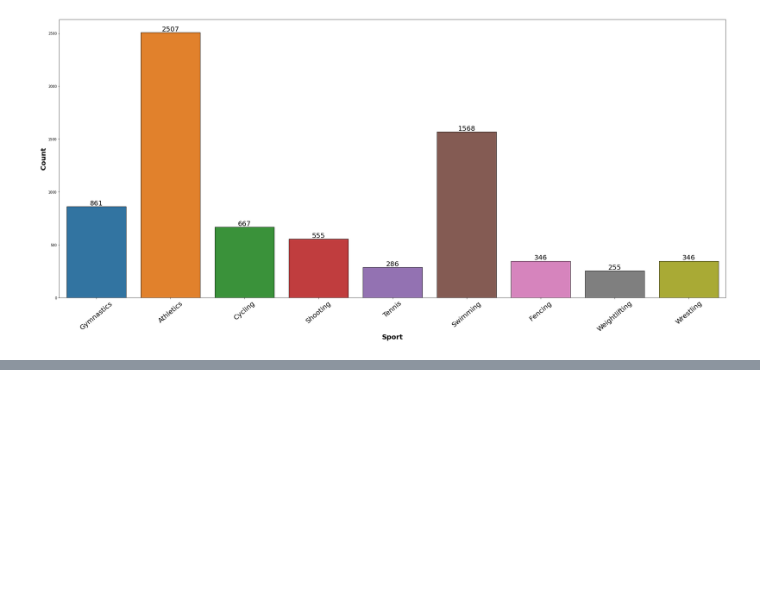
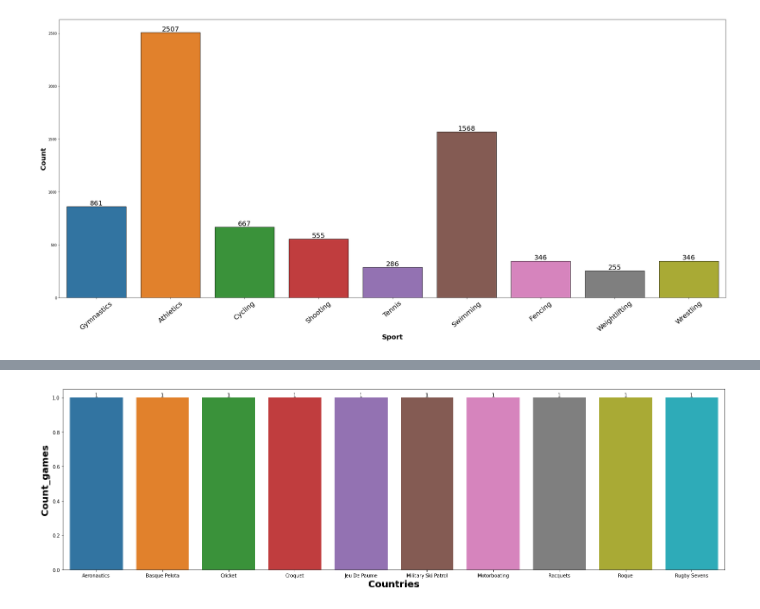
Before and after one commit to kirandhasade/Olympics_Sql_Project, a Jupyter notebook: Olympics.ipynb, the cells around one changed output, grey strips where cells are left out. Saved outputs shown, nothing was run; the diff lists cells and outputs as text; code cells hidden in the pictures; blank space fills up the shorter version.

```diff
--- a/Olympics.ipynb
+++ b/Olympics.ipynb
@@ -540,0 +531,10 @@ ax = ax.bar_label(ax.containers[0])
+# %%
+plt.figure(figsize=(25,7))
+
+
+ax=sns.barplot(x = 'sport', y = 'number_of_played_games', data=olympics_data)
+plt.xlabel("Countries",weight="bold", fontsize=20)
+plt.ylabel("Count_games",weight="bold", fontsize=20)
+ax = ax.bar_label(ax.containers[0])
+# %% [output]
+[figure, added]
```
Also changed, not shown: parts of 57 cells of this notebook.
